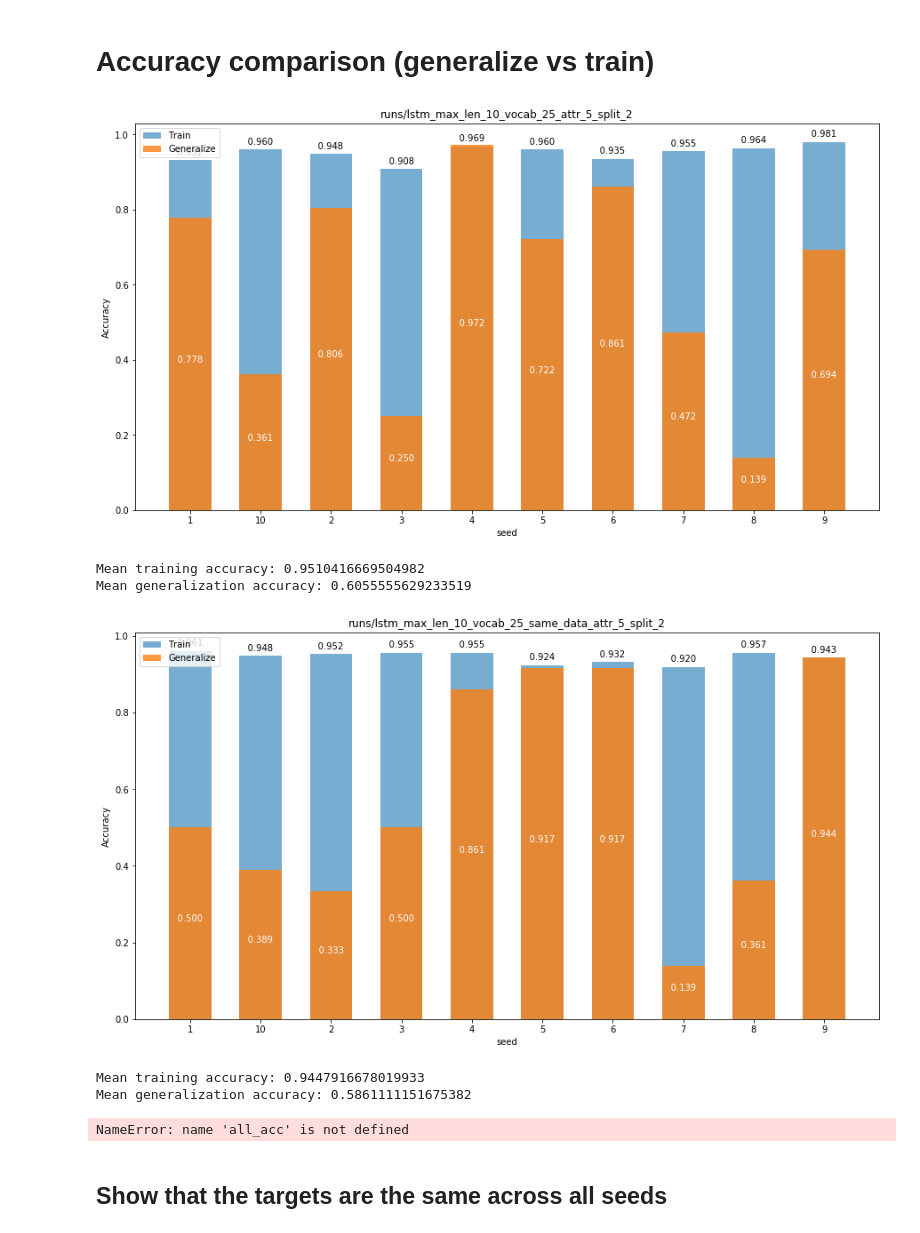
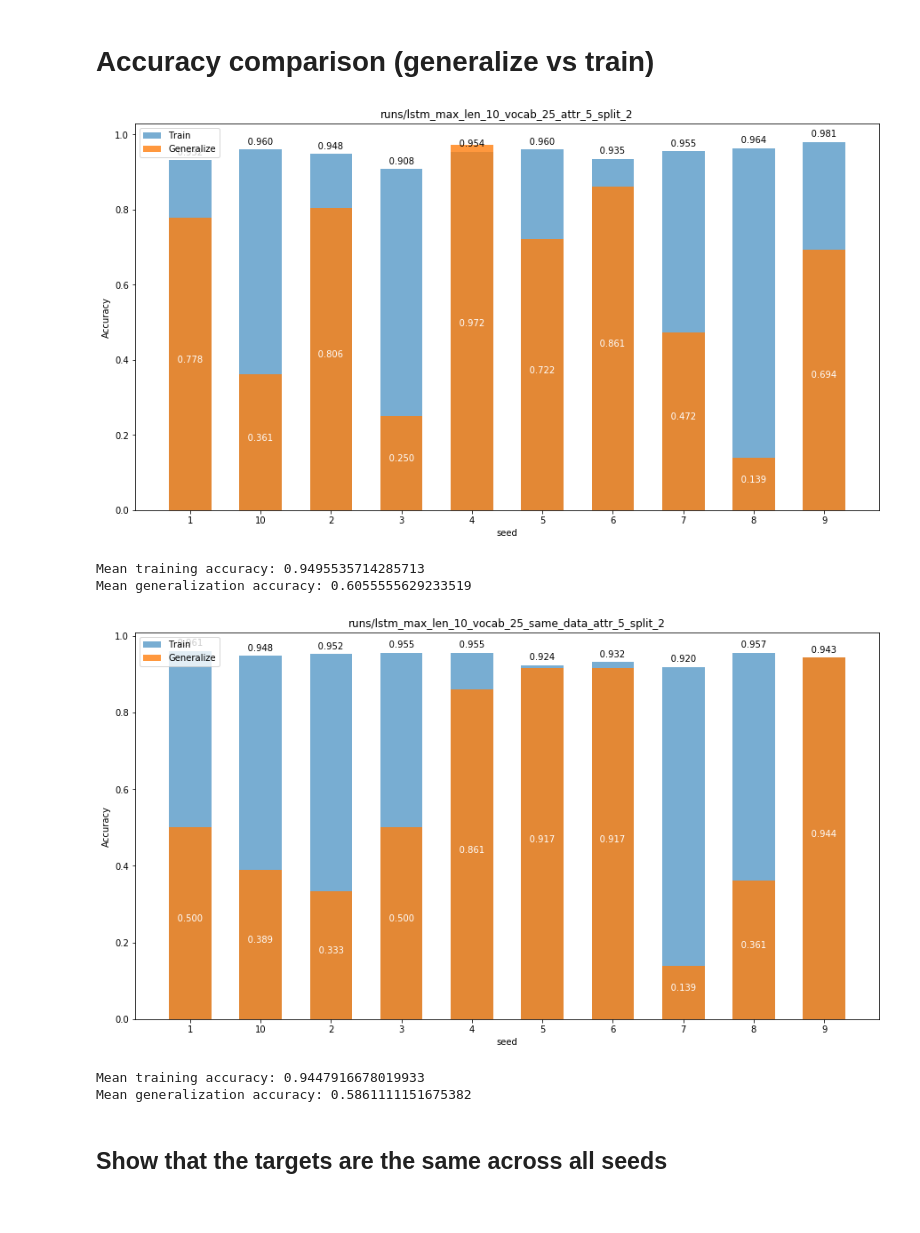
Before and after one commit to OscarLigthart/TopographicSimilarity, a Jupyter notebook: generalization_analysis.ipynb, the cells around one changed output. Saved outputs shown, nothing was run; the diff lists cells and outputs as text; code cells hidden in the pictures.

```diff
--- a/generalization_analysis.ipynb
+++ b/generalization_analysis.ipynb
@@ -219,15 +215,19 @@ def plot_results(paths, individual=False):
 # %% [markdown]
 # Accuracy comparison (generalize vs train)
-# %%
-all_acc = plot_results(paths)
-# %% [output]
-[figure, removed]
-Mean training accuracy: 0.9510416669504982
-Mean generalization accuracy: 0.6055555629233519
-[figure, removed]
-Mean training accuracy: 0.9447916678019933
-Mean generalization accuracy: 0.5861111151675382
-NameError: name 'all_acc' is not defined
+# %%
+paths = ["runs/lstm_max_len_10_vocab_25_attr_5_split_2",
+        "runs/lstm_max_len_10_vocab_25_same_data_attr_5_split_2",]
+
+for path in paths:
+    train, generalize = load_metrics(path)
+    plot_results(train, generalize, title=path)
+# %% [output]
+[figure, added]
+Mean training accuracy: 0.9495535714285713
+Mean generalization accuracy: 0.6055555629233519
+[figure, added]
+Mean training accuracy: 0.9447916678019933
+Mean generalization accuracy: 0.5861111151675382
 # %% [markdown]
 ## Show that the targets are the same across all seeds
 # %%
```
Also changed, not shown: parts of 16 cells of this notebook, 7 other files.
